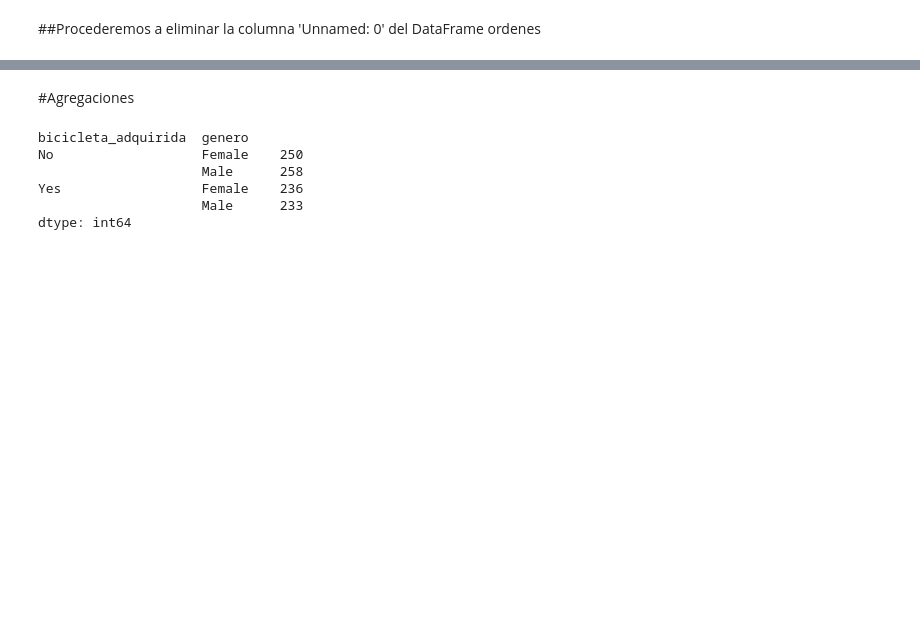
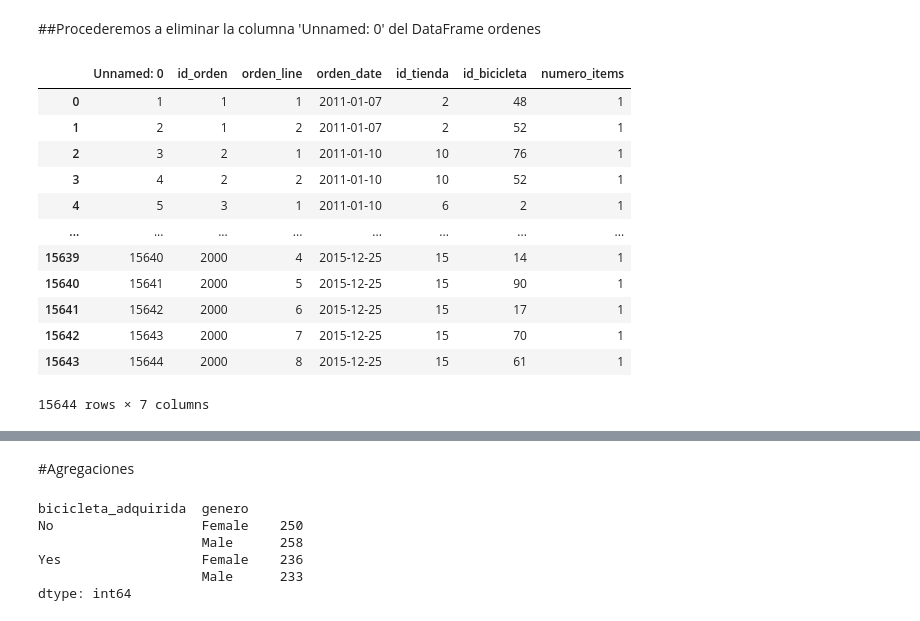
Before and after one commit to hvasquez28/g1-ds_santander-f2-team7-Phyton, a Jupyter notebook: Entrega_Final_Procesamiento_DanielTapia_LuisZanabria_NorbertoPena_HaroldVasquez/ProyectoPhytonGrupo7.ipynb, the cells around one changed output, grey strips where cells are left out. Saved outputs shown, nothing was run; the diff lists cells and outputs as text; code cells hidden in the pictures; blank space fills up the shorter version.

```diff
--- a/Entrega_Final_Procesamiento_DanielTapia_LuisZanabria_NorbertoPena_HaroldVasquez/ProyectoPhytonGrupo7.ipynb
+++ b/Entrega_Final_Procesamiento_DanielTapia_LuisZanabria_NorbertoPena_HaroldVasquez/ProyectoPhytonGrupo7.ipynb
@@ -352,5 +444,21 @@ compradores = compradores.astype(nuevos_types_compra)
 bicicletas['precio'] = bicicletas['precio'].astype(float) # Se usa este metodo, dado que solo hay que cambiar de tipo de dato a una variable.
 # %% [markdown]
 ##Procederemos a eliminar la columna 'Unnamed: 0' del DataFrame ordenes
+# %%
+ordenes
+# %% [output]
+|  | Unnamed: 0 | id_orden | orden_line | orden_date | id_tienda | id_bicicleta | numero_items |
+| 0 | 1 | 1 | 1 | 2011-01-07 | 2 | 48 | 1 |
+| 1 | 2 | 1 | 2 | 2011-01-07 | 2 | 52 | 1 |
+| 2 | 3 | 2 | 1 | 2011-01-10 | 10 | 76 | 1 |
+| 3 | 4 | 2 | 2 | 2011-01-10 | 10 | 52 | 1 |
+| 4 | 5 | 3 | 1 | 2011-01-10 | 6 | 2 | 1 |
+| ... | ... | ... | ... | ... | ... | ... | ... |
+| 15639 | 15640 | 2000 | 4 | 2015-12-25 | 15 | 14 | 1 |
+| 15640 | 15641 | 2000 | 5 | 2015-12-25 | 15 | 90 | 1 |
+| 15641 | 15642 | 2000 | 6 | 2015-12-25 | 15 | 17 | 1 |
+| 15642 | 15643 | 2000 | 7 | 2015-12-25 | 15 | 70 | 1 |
+| 15643 | 15644 | 2000 | 8 | 2015-12-25 | 15 | 61 | 1 |
+15644 rows × 7 columns
 # %%
 ordenes.drop(columns='Unnamed: 0',inplace=True)
```
Also changed, not shown: parts of 40 cells of this notebook.
